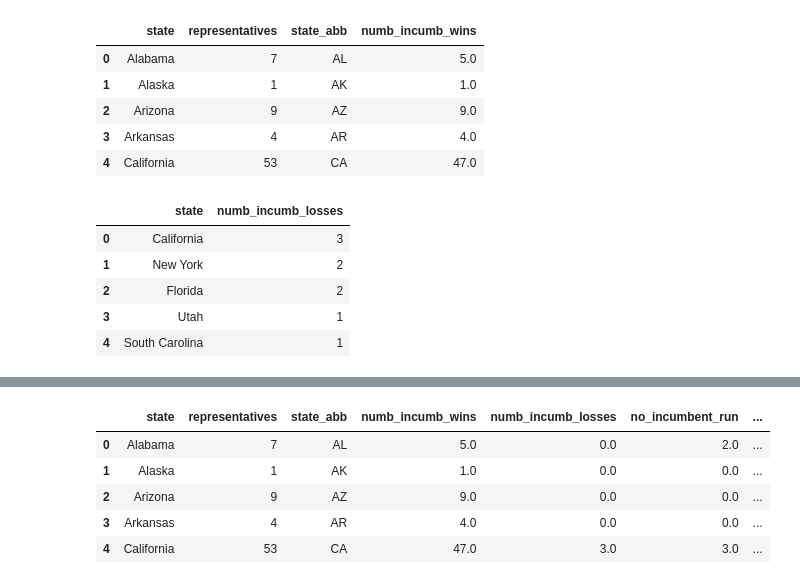
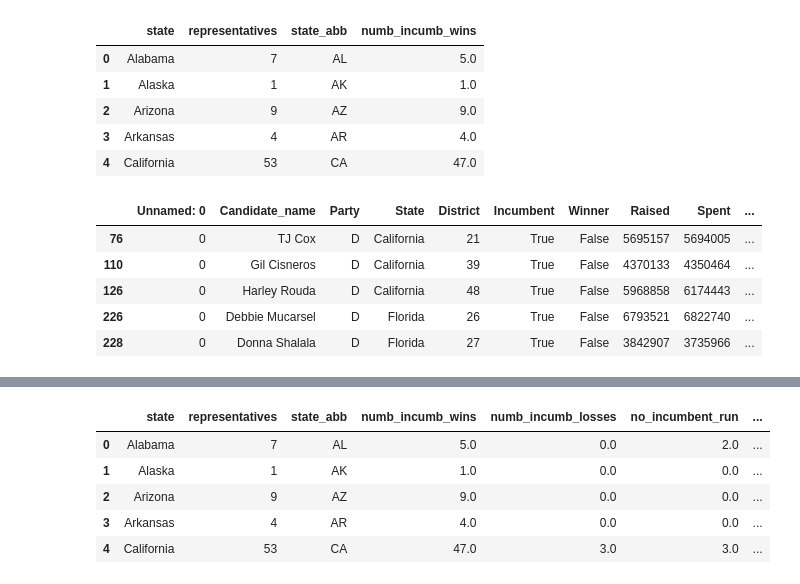
Before and after one commit to nss-data-science-cohort-5/webscraping_open_secrets-silver-ish-sharks, a Jupyter notebook: notebooks/Analyses_Conrad.ipynb, the cells around one changed output, grey strips where cells are left out. Saved outputs shown, nothing was run; the diff lists cells and outputs as text; code cells hidden in the pictures.

```diff
--- a/notebooks/Analyses_Conrad.ipynb
+++ b/notebooks/Analyses_Conrad.ipynb
@@ -137,14 +137,14 @@ incumbent_agg.head()
 | 4 | California | 53 | CA | 47.0 |
 # %%
 incumbent_lost_all = election_results[(election_results['Incumbent']  == True) & (election_results['Winner'] == False)]
-incumbent_lost.head()
+incumbent_lost_all.head()
 # %% [output]
-|  | state | numb_incumb_losses |
-| 0 | California | 3 |
-| 1 | New York | 2 |
-| 2 | Florida | 2 |
-| 3 | Utah | 1 |
-| 4 | South Carolina | 1 |
+|  | Unnamed: 0 | Candidate_name | Party | State | District | Incumbent | Winner | Raised | Spent | ... |
+| 76 | 0 | TJ Cox | D | California | 21 | True | False | 5695157 | 5694005 | ... |
+| 110 | 0 | Gil Cisneros | D | California | 39 | True | False | 4370133 | 4350464 | ... |
+| 126 | 0 | Harley Rouda | D | California | 48 | True | False | 5968858 | 6174443 | ... |
+| 226 | 0 | Debbie Mucarsel | D | Florida | 26 | True | False | 6793521 | 6822740 | ... |
+| 228 | 0 | Donna Shalala | D | Florida | 27 | True | False | 3842907 | 3735966 | ... |
 # %%
 incumbent_lost = incumbent_lost_all['State'].value_counts()
 incumbent_lost = pd.DataFrame(incumbent_lost)
```
Also changed, not shown: parts of 11 cells of this notebook.
